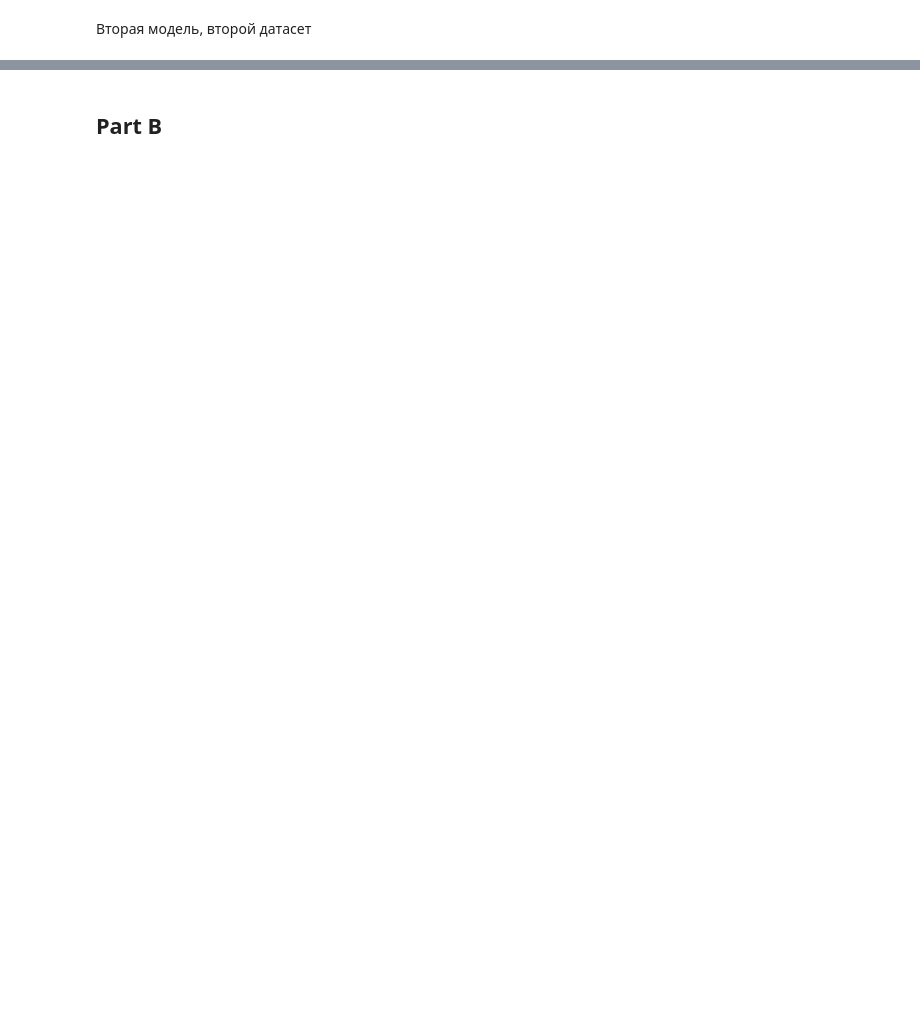
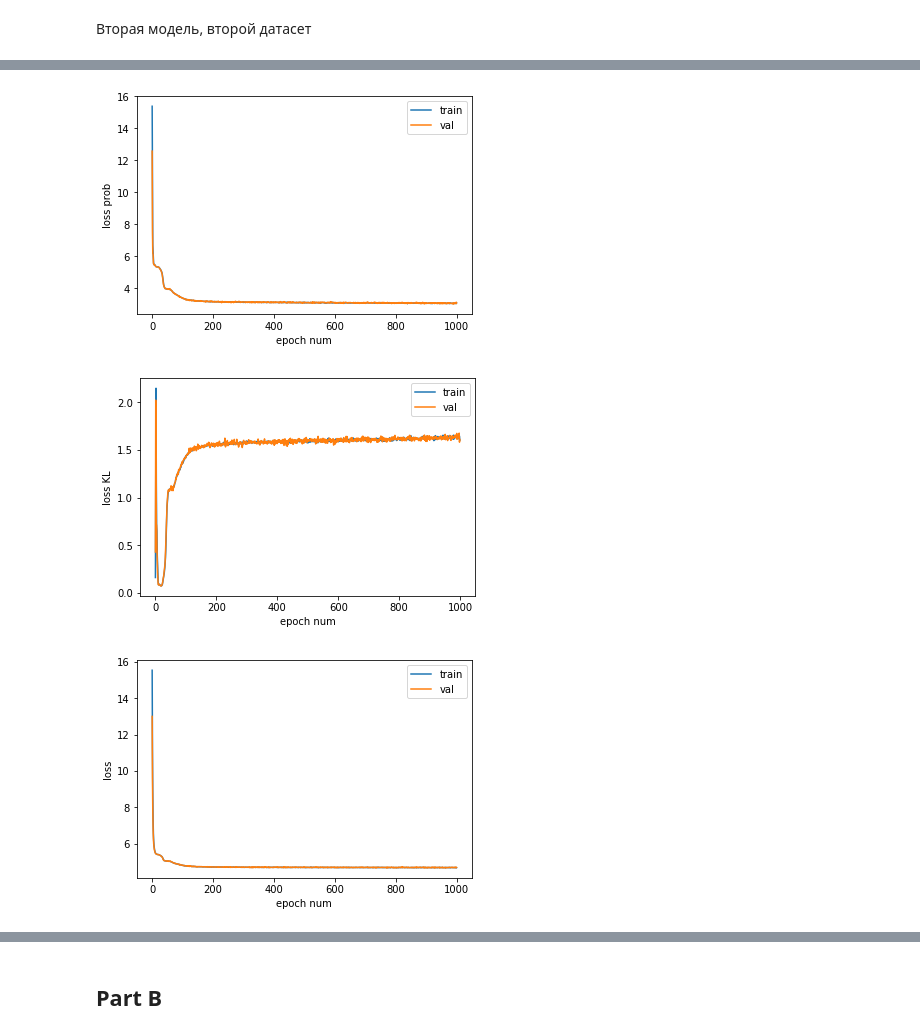
Before and after one commit to GrigoryBartosh/hse07_dul, a Jupyter notebook: hw31.ipynb, the cells around one changed output, grey strips where cells are left out. Saved outputs shown, nothing was run; the diff lists cells and outputs as text; code cells hidden in the pictures; blank space fills up the shorter version.

```diff
--- a/hw31.ipynb
+++ b/hw31.ipynb
@@ -360,7 +385,7 @@ sample(model)
 # %% [markdown]
 Вторая модель, второй датасет
 # %%
-epochs = 100
+epochs = 1000
 lr = 0.001
 w_l2 = 0
 
@@ -375,3 +400,4 @@ optimizer = optim.Adam(model.parameters(), lr, weight_decay=w_l2)
 train(model, criterion_prob, criterion_kl,
       optimizer, None, epochs,
       train_data2_loader, val_data2_loader)
+# %% [output]
@@ -378,3 +405,6 @@ train(model, criterion_prob, criterion_kl,
+[figure, added]
+[figure, added]
+[figure, added]
 # %%
 model.eval()
 sample(model)
```
Also changed, not shown: parts of 15 cells of this notebook.
